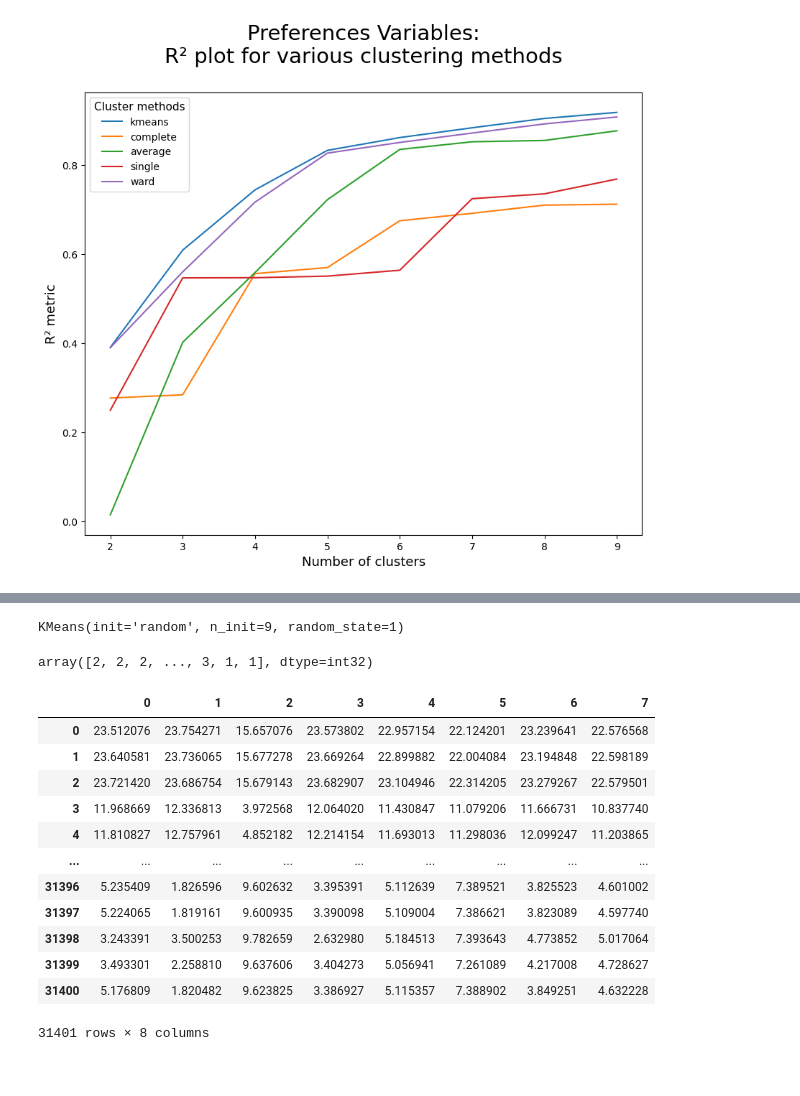
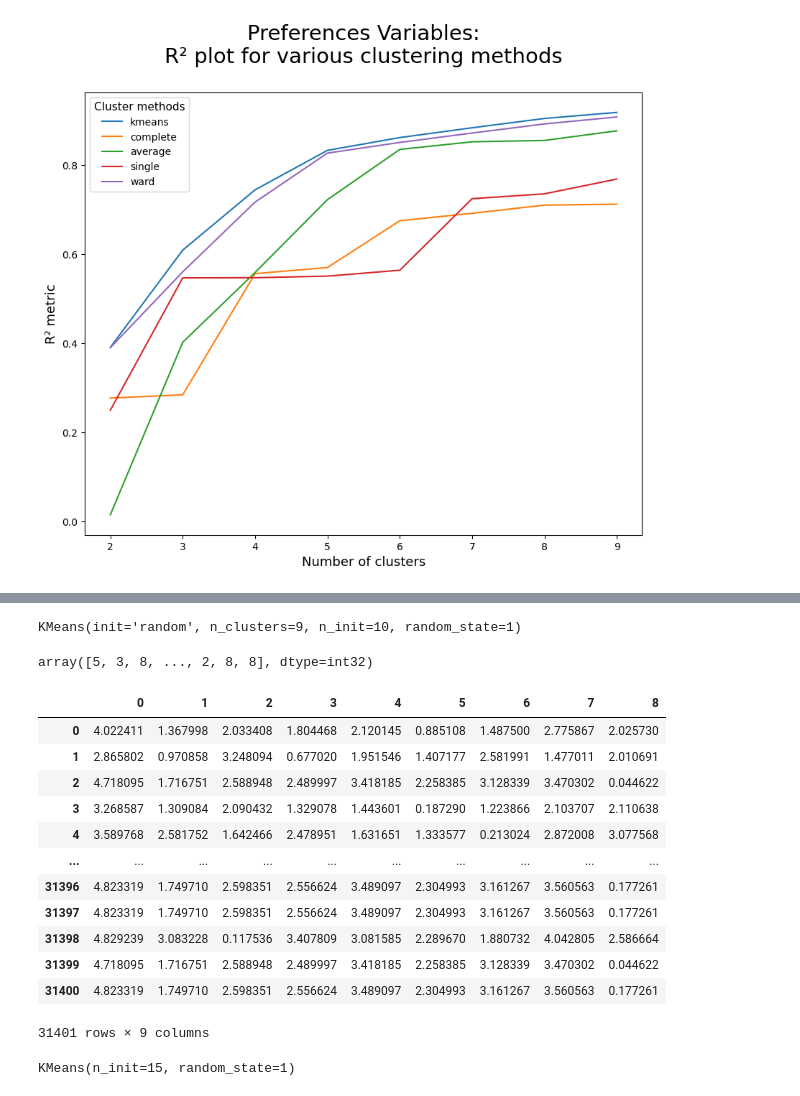
Before and after one commit to nunonuness/DM, a Jupyter notebook: Clustering.ipynb, the cells around one changed output, grey strips where cells are left out. Saved outputs shown, nothing was run; the diff lists cells and outputs as text; code cells hidden in the pictures.

```diff
--- a/Clustering.ipynb
+++ b/Clustering.ipynb
@@ -234,24 +203,42 @@ kmclust = KMeans(n_clusters=8, init='random', n_init=9, random_state=1)
-# %%
-kmclust.fit(df[used_features])
-# %% [output]
-KMeans(init='random', n_init=9, random_state=1)
+# %%
+# KMeans clustering algorithm
+# grouped into 9 distinct clusters
+# selects initial centroids randomly
+# run the KMeans algorithm 10 times with different random initializations and choose the best solution
+# set a random seed to ensure reproducibility of results across multiple runs
+kmclust_prf = KMeans(n_clusters=9, init='random', n_init=10, random_state=1)
+# %%
+# fit method
+kmclust_prf.fit(df[preferences_features])
+# %% [output]
+KMeans(init='random', n_clusters=9, n_init=10, random_state=1)
 # %%
-kmclust.predict(df[used_features])
+kmclust_prf.predict(df[preferences_features])
 # %% [output]
-array([2, 2, 2, ..., 3, 1, 1], dtype=int32)
+array([5, 3, 8, ..., 2, 8, 8], dtype=int32)
 # %%
-pd.DataFrame(kmclust.transform(df[used_features]))
+pd.DataFrame(kmclust_prf.transform(df[preferences_features]))
 # %% [output]
-|  | 0 | 1 | 2 | 3 | 4 | 5 | 6 | 7 |
-| 0 | 23.512076 | 23.754271 | 15.657076 | 23.573802 | 22.957154 | 22.124201 | 23.239641 | 22.576568 |
-| 1 | 23.640581 | 23.736065 | 15.677278 | 23.669264 | 22.899882 | 22.004084 | 23.194848 | 22.598189 |
-| 2 | 23.721420 | 23.686754 | 15.679143 | 23.682907 | 23.104946 | 22.314205 | 23.279267 | 22.579501 |
-| 3 | 11.968669 | 12.336813 | 3.972568 | 12.064020 | 11.430847 | 11.079206 | 11.666731 | 10.837740 |
-| 4 | 11.810827 | 12.757961 | 4.852182 | 12.214154 | 11.693013 | 11.298036 | 12.099247 | 11.203865 |
-| ... | ... | ... | ... | ... | ... | ... | ... | ... |
-| 31396 | 5.235409 | 1.826596 | 9.602632 | 3.395391 | 5.112639 | 7.389521 | 3.825523 | 4.601002 |
-| 31397 | 5.224065 | 1.819161 | 9.600935 | 3.390098 | 5.109004 | 7.386621 | 3.823089 | 4.597740 |
-| 31398 | 3.243391 | 3.500253 | 9.782659 | 2.632980 | 5.184513 | 7.393643 | 4.773852 | 5.017064 |
-| 31399 | 3.493301 | 2.258810 | 9.637606 | 3.404273 | 5.056941 | 7.261089 | 4.217008 | 4.728627 |
-| 31400 | 5.176809 | 1.820482 | 9.623825 | 3.386927 | 5.115357 | 7.388902 | 3.849251 | 4.632228 |
+|  | 0 | 1 | 2 | 3 | 4 | 5 | 6 | 7 | 8 |
+| 0 | 4.022411 | 1.367998 | 2.033408 | 1.804468 | 2.120145 | 0.885108 | 1.487500 | 2.775867 | 2.025730 |
+| 1 | 2.865802 | 0.970858 | 3.248094 | 0.677020 | 1.951546 | 1.407177 | 2.581991 | 1.477011 | 2.010691 |
+| 2 | 4.718095 | 1.716751 | 2.588948 | 2.489997 | 3.418185 | 2.258385 | 3.128339 | 3.470302 | 0.044622 |
+| 3 | 3.268587 | 1.309084 | 2.090432 | 1.329078 | 1.443601 | 0.187290 | 1.223866 | 2.103707 | 2.110638 |
+| 4 | 3.589768 | 2.581752 | 1.642466 | 2.478951 | 1.631651 | 1.333577 | 0.213024 | 2.872008 | 3.077568 |
+| ... | ... | ... | ... | ... | ... | ... | ... | ... | ... |
+| 31396 | 4.823319 | 1.749710 | 2.598351 | 2.556624 | 3.489097 | 2.304993 | 3.161267 | 3.560563 | 0.177261 |
+| 31397 | 4.823319 | 1.749710 | 2.598351 | 2.556624 | 3.489097 | 2.304993 | 3.161267 | 3.560563 | 0.177261 |
+| 31398 | 4.829239 | 3.083228 | 0.117536 | 3.407809 | 3.081585 | 2.289670 | 1.880732 | 4.042805 | 2.586664 |
+| 31399 | 4.718095 | 1.716751 | 2.588948 | 2.489997 | 3.418185 | 2.258385 | 3.128339 | 3.470302 | 0.044622 |
+| 31400 | 4.823319 | 1.749710 | 2.598351 | 2.556624 | 3.489097 | 2.304993 | 3.161267 | 3.560563 | 0.177261 |
-31401 rows × 8 columns
+31401 rows × 9 columns
+# %%
+# KMeans clustering algorithm
+# grouped into 8 clusters
+# 'k-means++' method for centroid initialization
+# run the KMeans algorithm 15 times with different initializations and choose the best solution
+# set a random seed to ensure reproducibility of results across multiple runs
+kmclust_prf = KMeans(n_clusters=8, init='k-means++', n_init=15, random_state=1)
+kmclust_prf.fit(df[preferences_features])
+# %% [output]
+KMeans(n_init=15, random_state=1)
```
Also changed, not shown: parts of 33 cells of this notebook.
